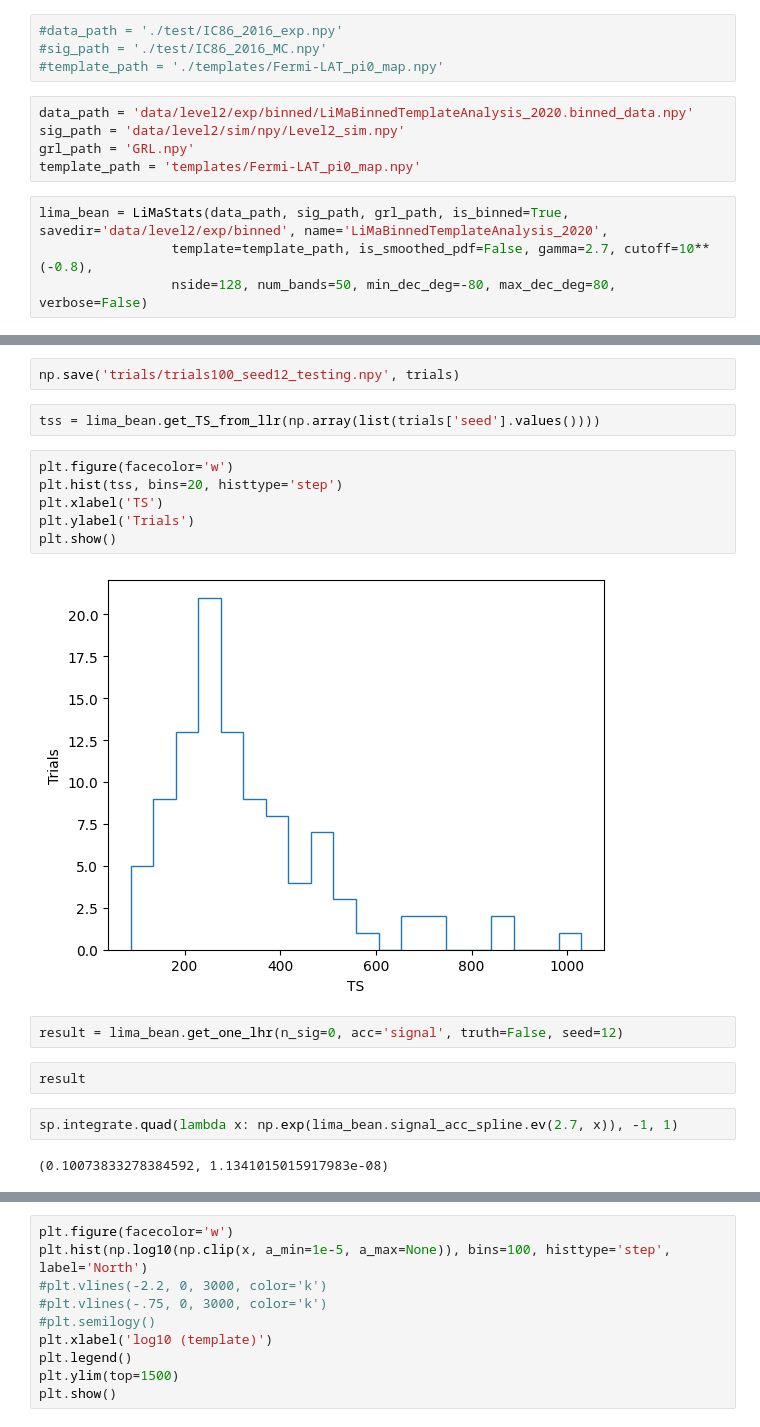
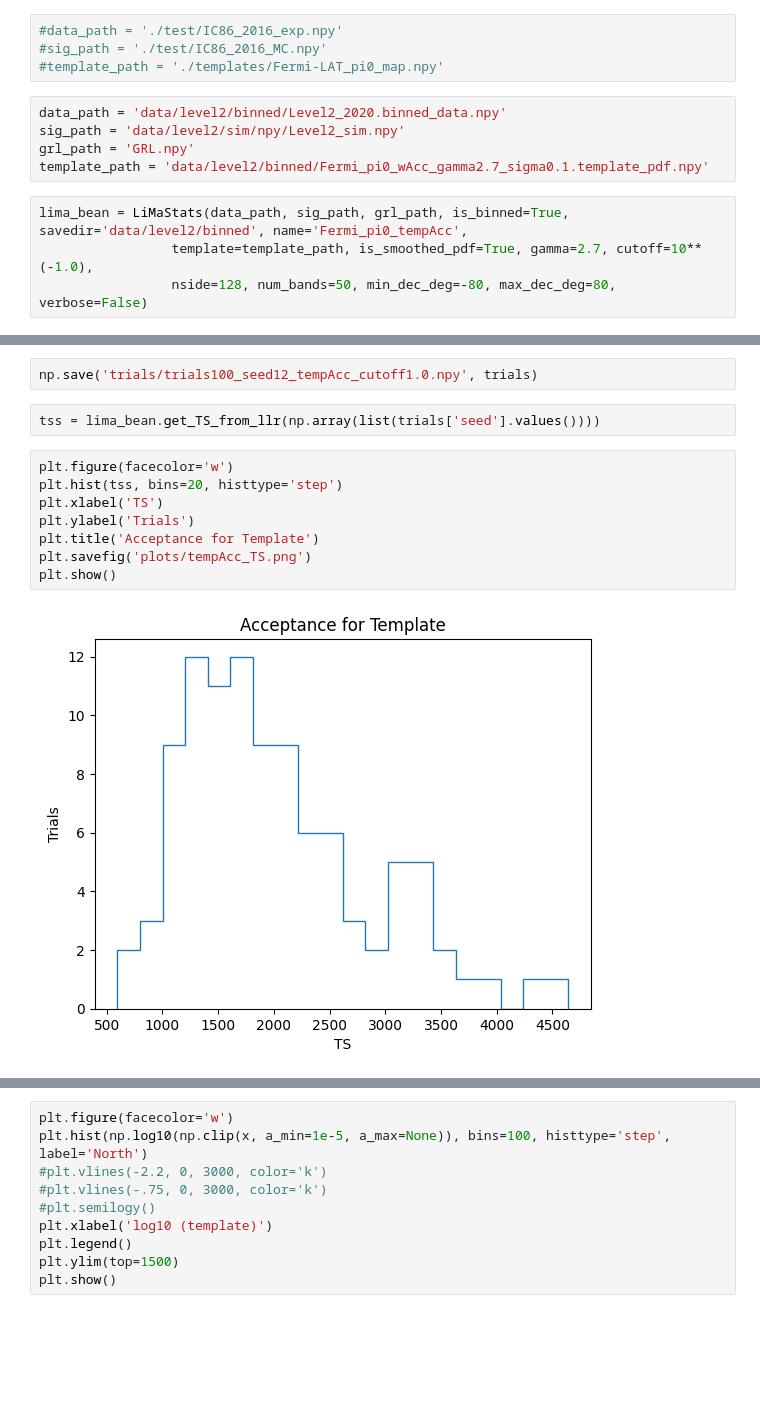
Before and after one commit to MACampana/BinnedTracks, a Jupyter notebook: BinnedAnalysis.ipynb, the cells around one changed output, grey strips where cells are left out. Saved outputs shown, nothing was run; the diff lists cells and outputs as text; blank space fills up the shorter version.

```diff
--- a/BinnedAnalysis.ipynb
+++ b/BinnedAnalysis.ipynb
@@ -773,12 +784,12 @@ class LiMaStats:
 #sig_path = './test/IC86_2016_MC.npy'
 #template_path = './templates/Fermi-LAT_pi0_map.npy'
 # %%
-data_path = 'data/level2/exp/binned/LiMaBinnedTemplateAnalysis_2020.binned_data.npy'
+data_path = 'data/level2/binned/Level2_2020.binned_data.npy'
 sig_path = 'data/level2/sim/npy/Level2_sim.npy'
 grl_path = 'GRL.npy'
-template_path = 'templates/Fermi-LAT_pi0_map.npy'
+template_path = 'data/level2/binned/Fermi_pi0_wAcc_gamma2.7_sigma0.1.template_pdf.npy'
 # %%
-lima_bean = LiMaStats(data_path, sig_path, grl_path, is_binned=True, savedir='data/level2/exp/binned', name='LiMaBinnedTemplateAnalysis_2020',
-                 template=template_path, is_smoothed_pdf=False, gamma=2.7, cutoff=10**(-0.8),
+lima_bean = LiMaStats(data_path, sig_path, grl_path, is_binned=True, savedir='data/level2/binned', name='Fermi_pi0_tempAcc',
+                 template=template_path, is_smoothed_pdf=True, gamma=2.7, cutoff=10**(-1.0),
                  nside=128, num_bands=50, min_dec_deg=-80, max_dec_deg=80, verbose=False)
 # %% [output]
@@ -832,20 +811,14 @@ trials = lima_bean.get_many_llrs(num=100, n_sig=0, acc='signal', seed=12, verbos
 # %%
-np.save('trials/trials100_seed12_testing.npy', trials)
+np.save('trials/trials100_seed12_tempAcc_cutoff1.0.npy', trials)
 # %%
 tss = lima_bean.get_TS_from_llr(np.array(list(trials['seed'].values())))
 # %%
 plt.figure(facecolor='w')
 plt.hist(tss, bins=20, histtype='step')
 plt.xlabel('TS')
 plt.ylabel('Trials')
+plt.title('Acceptance for Template')
+plt.savefig('plots/tempAcc_TS.png')
 plt.show()
 # %% [output]
-[figure, old version]
+[figure, new version]
-# %%
-result = lima_bean.get_one_lhr(n_sig=0, acc='signal', truth=False, seed=12)
-# %%
-result
-# %%
-sp.integrate.quad(lambda x: np.exp(lima_bean.signal_acc_spline.ev(2.7, x)), -1, 1)
-# %% [output]
-(0.10073833278384592, 1.1341015015917983e-08)
```
Also changed, not shown: parts of 19 cells of this notebook.
